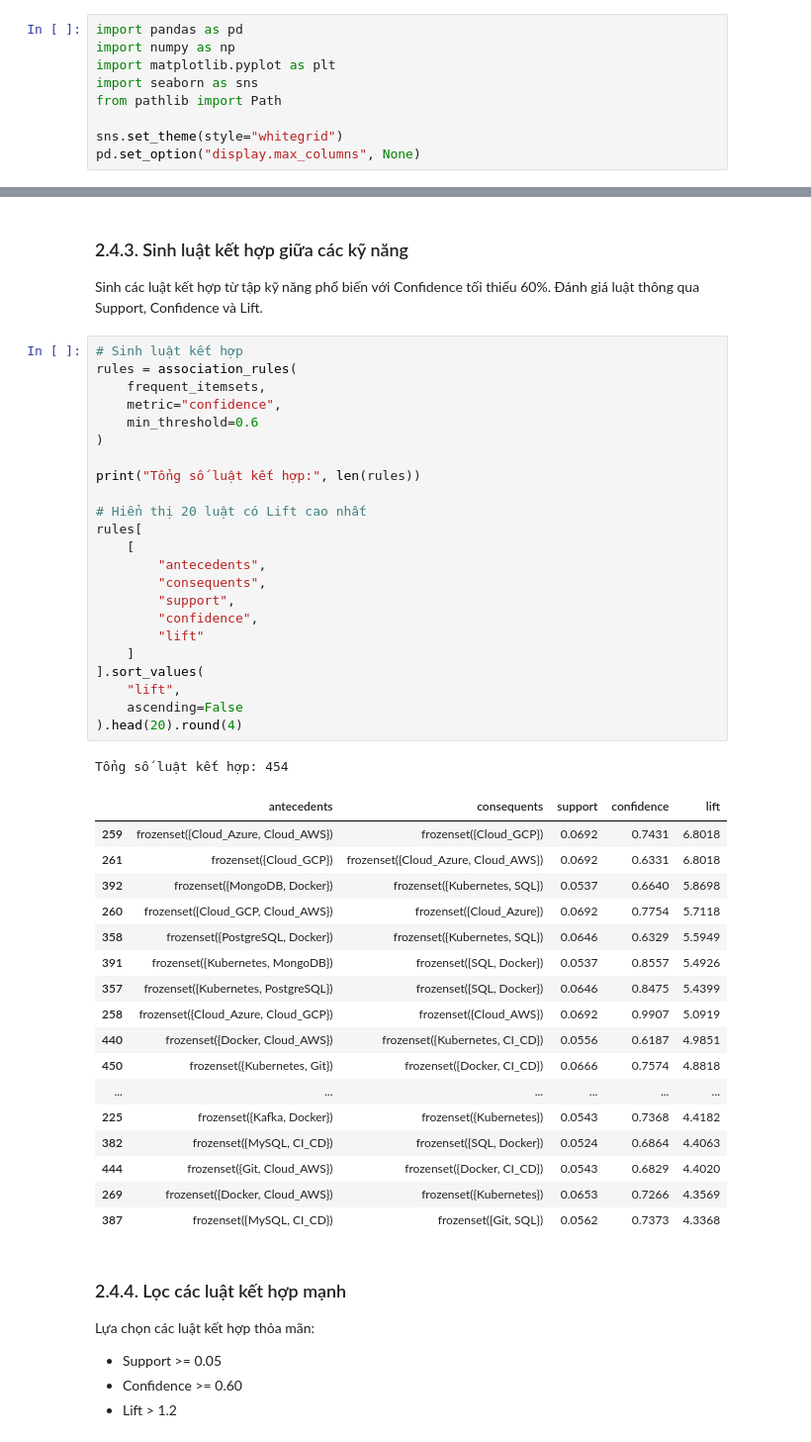
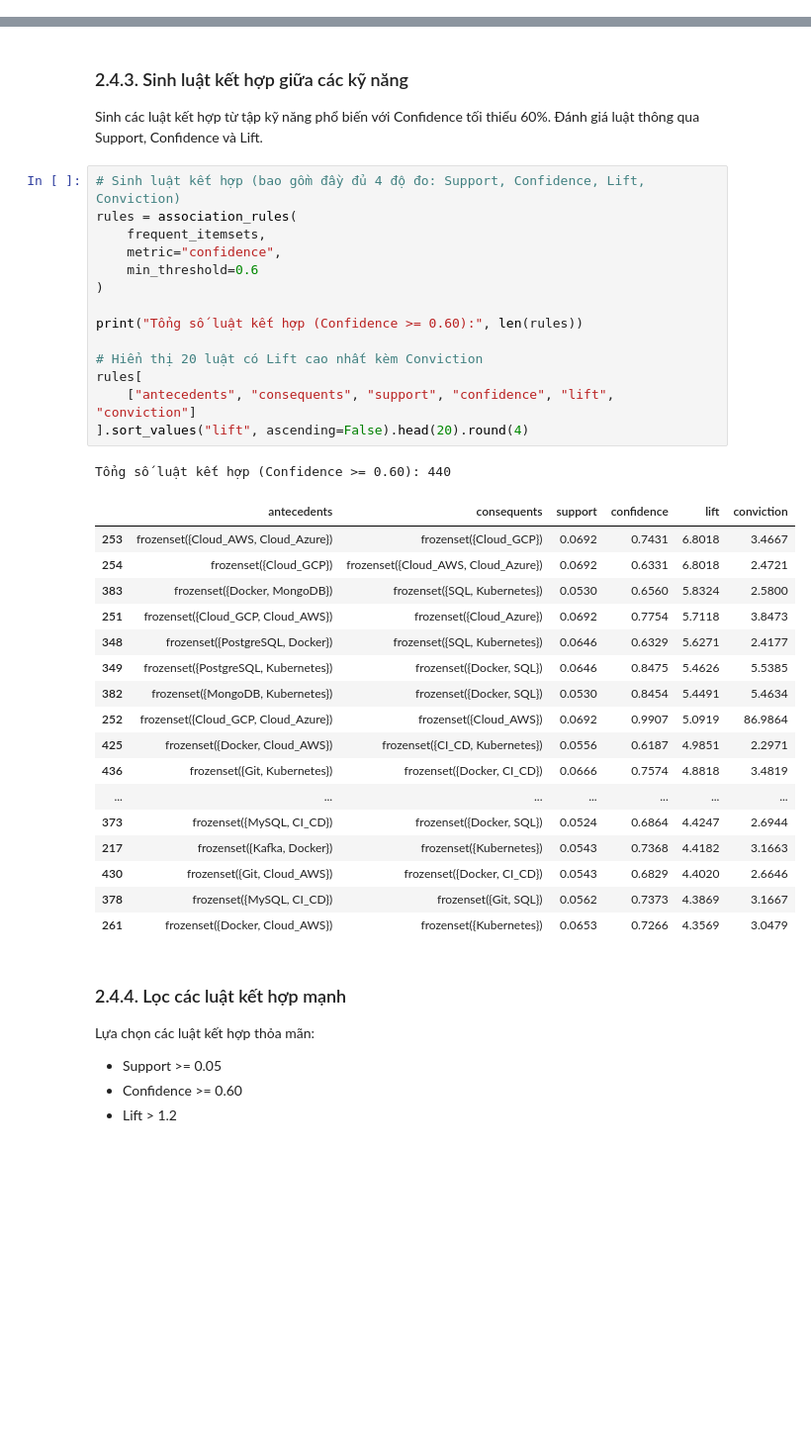
Before and after one commit to NguyenSonDong/crawl-data-job-it-, a Jupyter notebook: notebooks/TV2_EDA_Clustering_Apriori.ipynb, the cells around one changed output, grey strips where cells are left out. Shown at 99% size. Saved outputs shown, nothing was run; the diff lists cells and outputs as text; blank space fills up the shorter version.

```diff
--- a/notebooks/TV2_EDA_Clustering_Apriori.ipynb
+++ b/notebooks/TV2_EDA_Clustering_Apriori.ipynb
@@ -494,15 +620,6 @@ Dữ liệu sau chuẩn hóa:
    1.35977465  1.42803807  1.95047374  2.14594326  2.53722289  2.01795222]]
 # %% [markdown]
 ### 2.3.3. Xác định số cụm bằng Elbow Method
-# %%
-import pandas as pd
-import numpy as np
-import matplotlib.pyplot as plt
-import seaborn as sns
-from pathlib import Path
-
-sns.set_theme(style="whitegrid")
-pd.set_option("display.max_columns", None)
 # %%
 inertias = []
 K_range = range(1, 11)
@@ -919,47 +1049,38 @@ Sinh các luật kết hợp từ tập kỹ năng phổ biến
 với Confidence tối thiểu 60%.
 Đánh giá luật thông qua Support, Confidence và Lift.
 # %%
-# Sinh luật kết hợp
+# Sinh luật kết hợp (bao gồm đầy đủ 4 độ đo: Support, Confidence, Lift, Conviction)
 rules = association_rules(
     frequent_itemsets,
     metric="confidence",
     min_threshold=0.6
 )
 
-print("Tổng số luật kết hợp:", len(rules))
+print("Tổng số luật kết hợp (Confidence >= 0.60):", len(rules))
 
-# Hiển thị 20 luật có Lift cao nhất
+# Hiển thị 20 luật có Lift cao nhất kèm Conviction
 rules[
-    [
-        "antecedents",
-        "consequents",
-        "support",
-        "confidence",
-        "lift"
-    ]
-].sort_values(
-    "lift",
-    ascending=False
-).head(20).round(4)
+    ["antecedents", "consequents", "support", "confidence", "lift", "conviction"]
+].sort_values("lift", ascending=False).head(20).round(4)
 # %% [output]
-Tổng số luật kết hợp: 454
+Tổng số luật kết hợp (Confidence >= 0.60): 440
-|  | antecedents | consequents | support | confidence | lift |
-| 259 | frozenset({Cloud_Azure, Cloud_AWS}) | frozenset({Cloud_GCP}) | 0.0692 | 0.7431 | 6.8018 |
-| 261 | frozenset({Cloud_GCP}) | frozenset({Cloud_Azure, Cloud_AWS}) | 0.0692 | 0.6331 | 6.8018 |
-| 392 | frozenset({MongoDB, Docker}) | frozenset({Kubernetes, SQL}) | 0.0537 | 0.6640 | 5.8698 |
-| 260 | frozenset({Cloud_GCP, Cloud_AWS}) | frozenset({Cloud_Azure}) | 0.0692 | 0.7754 | 5.7118 |
-| 358 | frozenset({PostgreSQL, Docker}) | frozenset({Kubernetes, SQL}) | 0.0646 | 0.6329 | 5.5949 |
-| 391 | frozenset({Kubernetes, MongoDB}) | frozenset({SQL, Docker}) | 0.0537 | 0.8557 | 5.4926 |
-| 357 | frozenset({Kubernetes, PostgreSQL}) | frozenset({SQL, Docker}) | 0.0646 | 0.8475 | 5.4399 |
-| 258 | frozenset({Cloud_Azure, Cloud_GCP}) | frozenset({Cloud_AWS}) | 0.0692 | 0.9907 | 5.0919 |
-| 440 | frozenset({Docker, Cloud_AWS}) | frozenset({Kubernetes, CI_CD}) | 0.0556 | 0.6187 | 4.9851 |
-| 450 | frozenset({Kubernetes, Git}) | frozenset({Docker, CI_CD}) | 0.0666 | 0.7574 | 4.8818 |
-| ... | ... | ... | ... | ... | ... |
-| 225 | frozenset({Kafka, Docker}) | frozenset({Kubernetes}) | 0.0543 | 0.7368 | 4.4182 |
-| 382 | frozenset({MySQL, CI_CD}) | frozenset({SQL, Docker}) | 0.0524 | 0.6864 | 4.4063 |
-| 444 | frozenset({Git, Cloud_AWS}) | frozenset({Docker, CI_CD}) | 0.0543 | 0.6829 | 4.4020 |
-| 269 | frozenset({Docker, Cloud_AWS}) | frozenset({Kubernetes}) | 0.0653 | 0.7266 | 4.3569 |
-| 387 | frozenset({MySQL, CI_CD}) | frozenset({Git, SQL}) | 0.0562 | 0.7373 | 4.3368 |
+|  | antecedents | consequents | support | confidence | lift | conviction |
+| 253 | frozenset({Cloud_AWS, Cloud_Azure}) | frozenset({Cloud_GCP}) | 0.0692 | 0.7431 | 6.8018 | 3.4667 |
+| 254 | frozenset({Cloud_GCP}) | frozenset({Cloud_AWS, Cloud_Azure}) | 0.0692 | 0.6331 | 6.8018 | 2.4721 |
+| 383 | frozenset({Docker, MongoDB}) | frozenset({SQL, Kubernetes}) | 0.0530 | 0.6560 | 5.8324 | 2.5800 |
+| 251 | frozenset({Cloud_GCP, Cloud_AWS}) | frozenset({Cloud_Azure}) | 0.0692 | 0.7754 | 5.7118 | 3.8473 |
+| 348 | frozenset({PostgreSQL, Docker}) | frozenset({SQL, Kubernetes}) | 0.0646 | 0.6329 | 5.6271 | 2.4177 |
+| 349 | frozenset({PostgreSQL, Kubernetes}) | frozenset({Docker, SQL}) | 0.0646 | 0.8475 | 5.4626 | 5.5385 |
+| 382 | frozenset({MongoDB, Kubernetes}) | frozenset({Docker, SQL}) | 0.0530 | 0.8454 | 5.4491 | 5.4634 |
+| 252 | frozenset({Cloud_GCP, Cloud_Azure}) | frozenset({Cloud_AWS}) | 0.0692 | 0.9907 | 5.0919 | 86.9864 |
+| 425 | frozenset({Docker, Cloud_AWS}) | frozenset({CI_CD, Kubernetes}) | 0.0556 | 0.6187 | 4.9851 | 2.2971 |
+| 436 | frozenset({Git, Kubernetes}) | frozenset({Docker, CI_CD}) | 0.0666 | 0.7574 | 4.8818 | 3.4819 |
+| ... | ... | ... | ... | ... | ... | ... |
+| 373 | frozenset({MySQL, CI_CD}) | frozenset({Docker, SQL}) | 0.0524 | 0.6864 | 4.4247 | 2.6944 |
+| 217 | frozenset({Kafka, Docker}) | frozenset({Kubernetes}) | 0.0543 | 0.7368 | 4.4182 | 3.1663 |
+| 430 | frozenset({Git, Cloud_AWS}) | frozenset({Docker, CI_CD}) | 0.0543 | 0.6829 | 4.4020 | 2.6646 |
+| 378 | frozenset({MySQL, CI_CD}) | frozenset({Git, SQL}) | 0.0562 | 0.7373 | 4.3869 | 3.1667 |
+| 261 | frozenset({Docker, Cloud_AWS}) | frozenset({Kubernetes}) | 0.0653 | 0.7266 | 4.3569 | 3.0479 |
 # %% [markdown]
 ### 2.4.4. Lọc các luật kết hợp mạnh
 
```
Also changed, not shown: parts of 36 cells of this notebook, 12 other files.
